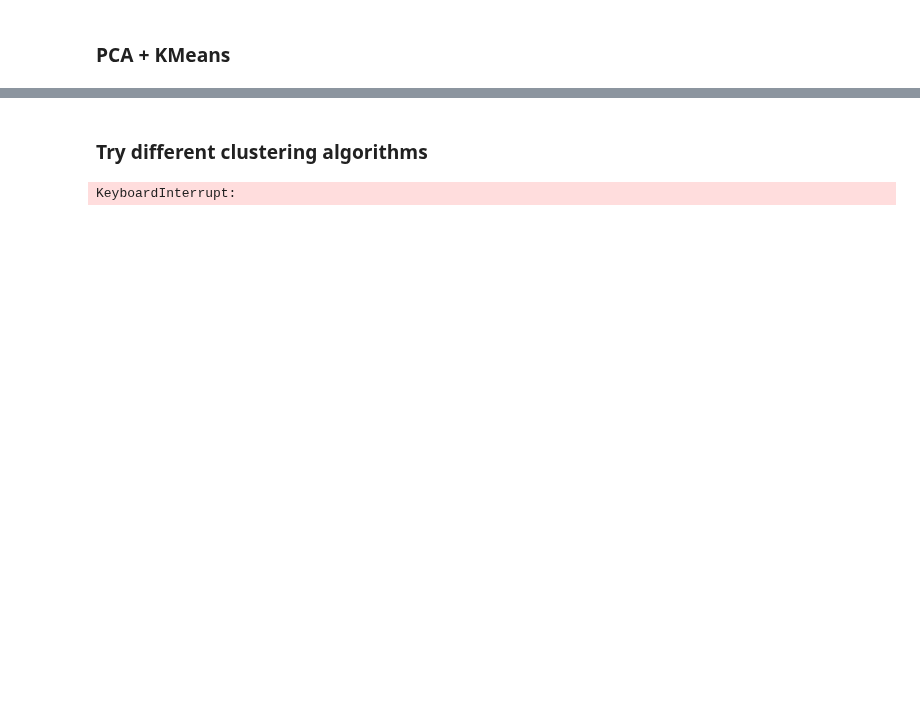
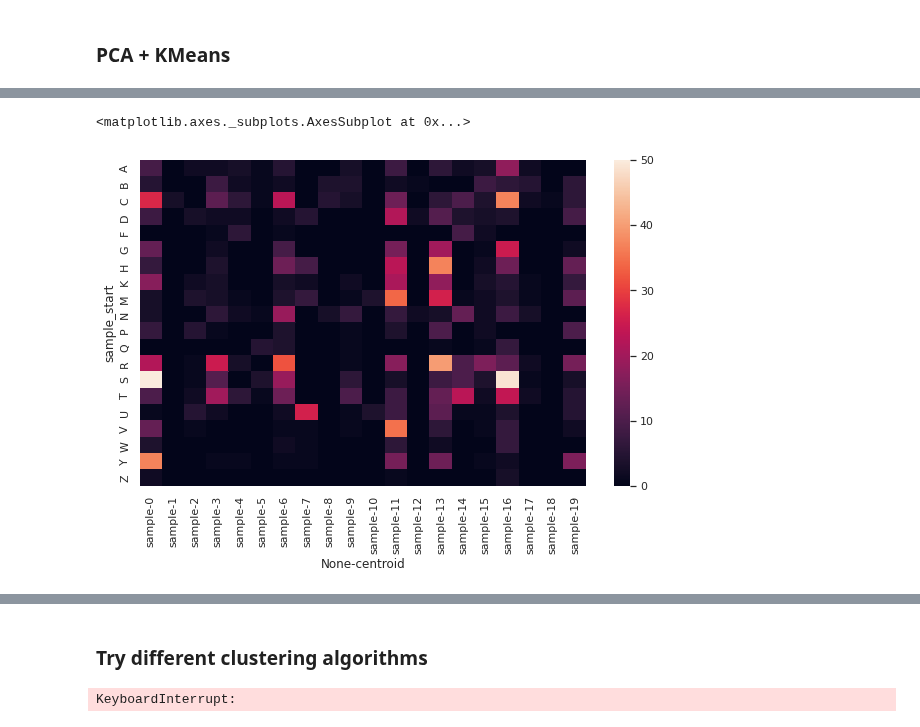
Before and after one commit to souravsingh/BiocSwirl, a Jupyter notebook: notebook/bioc_from_python.ipynb, the cells around one changed output, grey strips where cells are left out. Saved outputs shown, nothing was run; the diff lists cells and outputs as text; code cells hidden in the pictures; blank space fills up the shorter version.

```diff
--- a/notebook/bioc_from_python.ipynb
+++ b/notebook/bioc_from_python.ipynb
@@ -181,0 +136,4 @@ plt.show()
+# %%
+# create dataframe containing sample <-> centroid
+df_outcome = pd.DataFrame(zip(list(df.columns), kmeans.labels_), columns=['sample', 'centroid'])
+df_outcome
@@ -181,0 +157,10 @@ plt.show()
+# %%
+# see distribution by first letter of sample
+df_outcome['sample_start'] = df_outcome['sample'].str[:1]
+df_sample_start = df_outcome.groupby(['sample_start', 'centroid']).count().unstack().fillna(0)
+# %%
+# heat map by centroid
+sns.heatmap(df_sample_start)
+# %% [output]
+<matplotlib.axes._subplots.AxesSubplot at 0x...>
+[figure, added]
```
Also changed, not shown: parts of 21 cells of this notebook.
